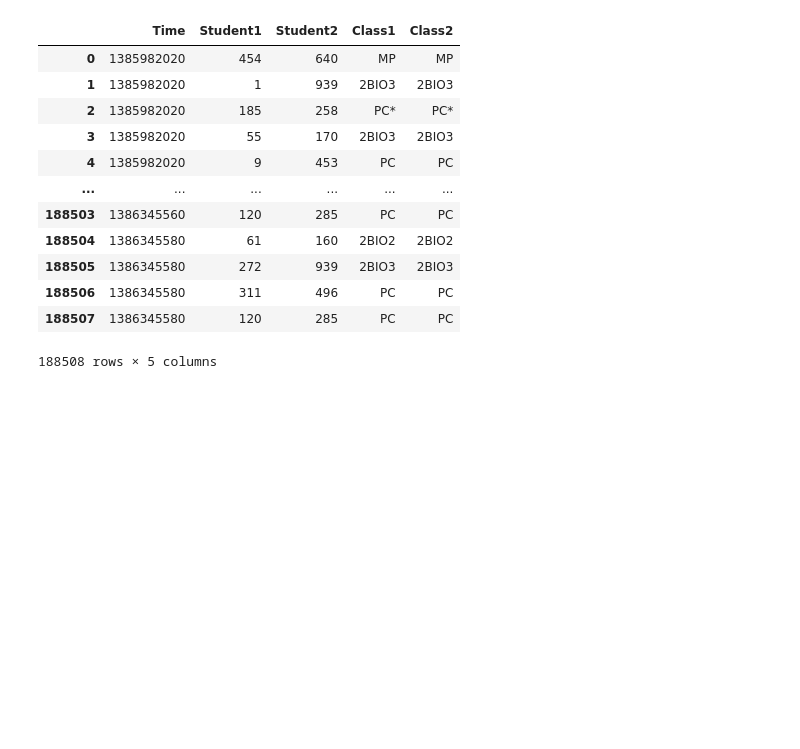
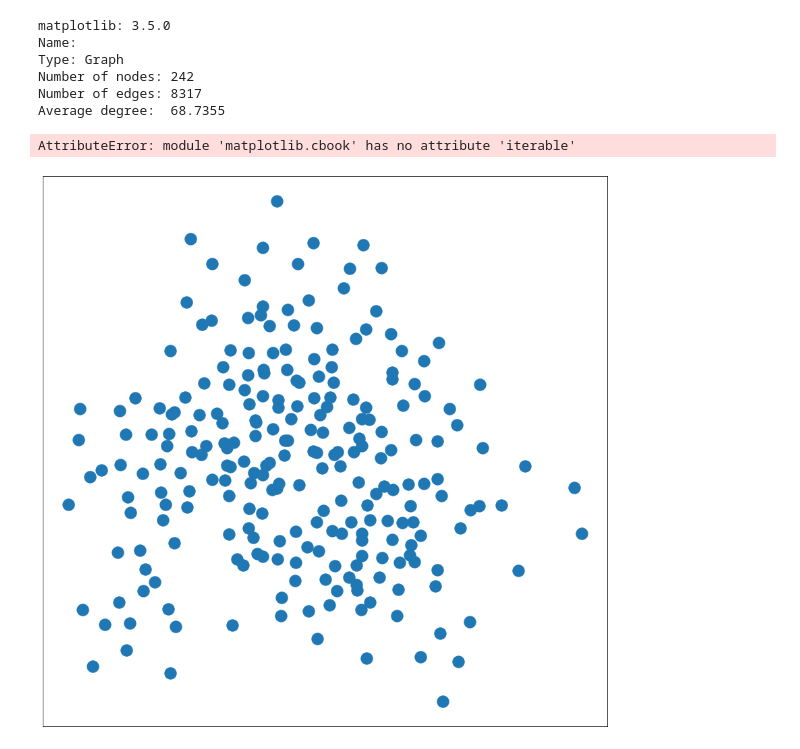
Before and after one commit to Tegawende/Graph-Mining-Project, a Jupyter notebook: gm_project.ipynb, the cells around one changed output. Saved outputs shown, nothing was run; the diff lists cells and outputs as text; code cells hidden in the pictures; blank space fills up the shorter version.

Commit message:
Changed dataset

```diff
--- a/gm_project.ipynb
+++ b/gm_project.ipynb
@@ -4,17 +7,44 @@ import networkx as nx
 # %%
-df = pd.read_csv("datasets/High-School_data_2013.csv", delim_whitespace=True, header=None, names=['Time', 'Student1','Student2','Class1', 'Class2'])
-df
+def load_graph_from_csv():
+    df = pd.read_csv("datasets/primaryschool.csv", delim_whitespace=True, header=None, names=['Time', 'Person1','Person2','Class1', 'Class2'])
+    return nx.from_pandas_edgelist(df, 'Person1', 'Person2', edge_attr=['Time', 'Class1', 'Class2'])
+#     Graphtype = nx.Graph()
+#     return nx.from_pandas_edgelist(df, 'Person1', 'Person2', edge_attr=['Time', 'Class1', 'Class2'], create_using=Graphtype)
+
+
+
+def draw_graph (G, colors = None, pos = "None"):
+    plt.figure (figsize=(15,15))
+#     if not pos:
+    pos = nx.spring_layout(G)
+#     nx.draw(G, pos)
+    nx.draw_networkx_nodes(G, pos, node_color=colors, cmap=plt.cm.YlOrRd)
+    nx.draw_networkx_edges(G, pos)
+    nx.draw_networkx_labels(G, pos)
+    plt.show()
+
+print('matplotlib: {}'.format(matplotlib.__version__))
+G = load_graph_from_csv()
+
+# basic information
+print(nx.info(G))
+
+draw_graph(G)
+# pos = nx.random_layout(G)
+# nx.draw(G,pos)
+
+
+# degree distribution
+plt.hist ([d[1] for d in graph.degree()])
+plt.xlabel("Degrees")
+plt.ylabel("Number of nodes")
+plt.show ()
 # %% [output]
-|  | Time | Student1 | Student2 | Class1 | Class2 |
-| 0 | 1385982020 | 454 | 640 | MP | MP |
-| 1 | 1385982020 | 1 | 939 | 2BIO3 | 2BIO3 |
-| 2 | 1385982020 | 185 | 258 | PC* | PC* |
-| 3 | 1385982020 | 55 | 170 | 2BIO3 | 2BIO3 |
-| 4 | 1385982020 | 9 | 453 | PC | PC |
-| ... | ... | ... | ... | ... | ... |
-| 188503 | 1386345560 | 120 | 285 | PC | PC |
-| 188504 | 1386345580 | 61 | 160 | 2BIO2 | 2BIO2 |
-| 188505 | 1386345580 | 272 | 939 | 2BIO3 | 2BIO3 |
-| 188506 | 1386345580 | 311 | 496 | PC | PC |
-| 188507 | 1386345580 | 120 | 285 | PC | PC |
-188508 rows × 5 columns
+matplotlib: 3.5.0
+Name:
+Type: Graph
+Number of nodes: 242
+Number of edges: 8317
+Average degree:  68.7355
+AttributeError: module 'matplotlib.cbook' has no attribute 'iterable'
+[figure, added]
```
Also changed, not shown: parts of 1 cell of this notebook, 5 other files.
